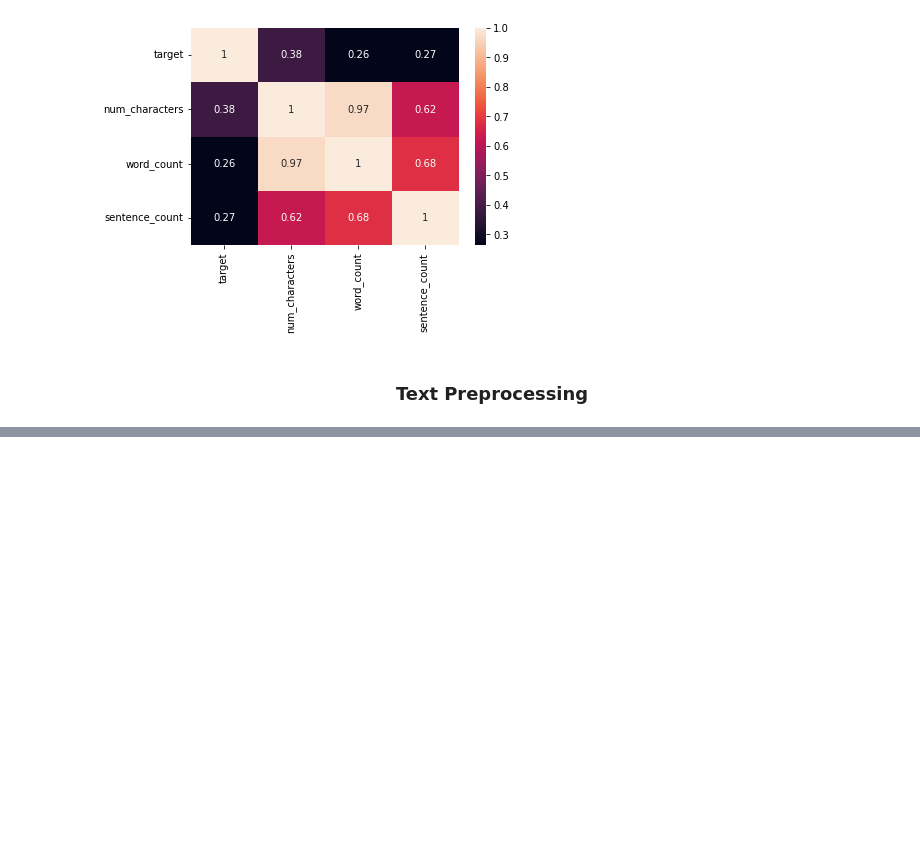
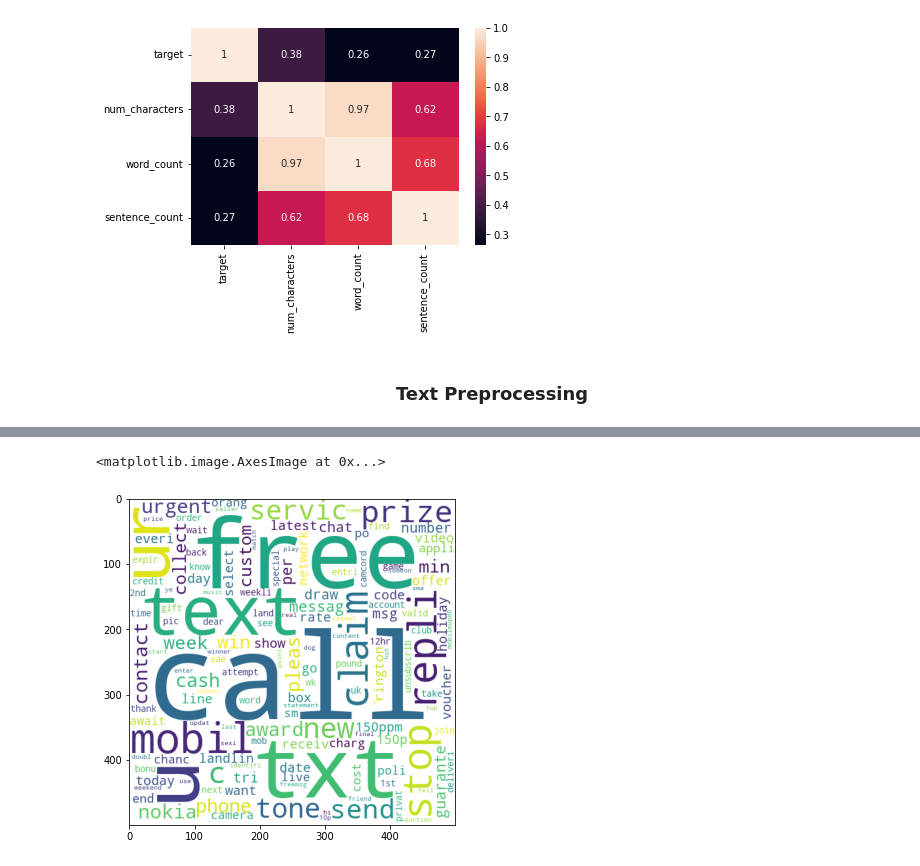
Before and after one commit to jaydeepdey03/Spam_Detection, a Jupyter notebook: Model/SmsSpamDetection.ipynb, the cells around one changed output, grey strips where cells are left out. Drawn from its saved outputs; the diff is of its cells as text; code cells hidden in the pictures; blank space fills up the shorter version.

Commit message:
Text Preprocessing in progress

```diff
--- a/Model/SmsSpamDetection.ipynb
+++ b/Model/SmsSpamDetection.ipynb
@@ -200,0 +226,27 @@ Steps:
+# %%
+# Stemming
+from nltk.stem.porter import PorterStemmer
+ps = PorterStemmer()
+# %%
+def transform_text(text):
+    text = text.lower() # step1
+    text = nltk.word_tokenize(text) # tokenize
+    y = list()
+    # removing special Characters
+    for i in text:
+        if(i.isalnum()):
+            y.append(i)
+    text = y.copy()
+    y.clear()
+    # removing stop words
+    for i in text:
+        if i not in stopwords.words('english') and i not in punctuation:
+            y.append(i)
+    text = y.copy()
+    y.clear()
+    #  stemming
+    for i in text:
+        y.append(ps.stem(i))
+    text = y.copy()
+    y.clear()
+    return ' '.join(text)
@@ -200,0 +257,2 @@ Steps:
+# %%
+df['transformed_text'] = df['text'].apply(transform_text)
@@ -200,0 +273,10 @@ Steps:
+# %%
+from wordcloud import WordCloud
+wc = WordCloud(width=500, height=500, min_font_size=10, background_color='white', collocations=False)
+spam_wc = wc.generate(df[df['target'] == 1]['transformed_text'].str.cat(sep=" "))
+# %%
+plt.figure(figsize=(15,6))
+plt.imshow(spam_wc)
+# %% [output]
+<matplotlib.image.AxesImage at 0x...>
+[figure, added]
```
Also changed, not shown: parts of 6 cells of this notebook.
